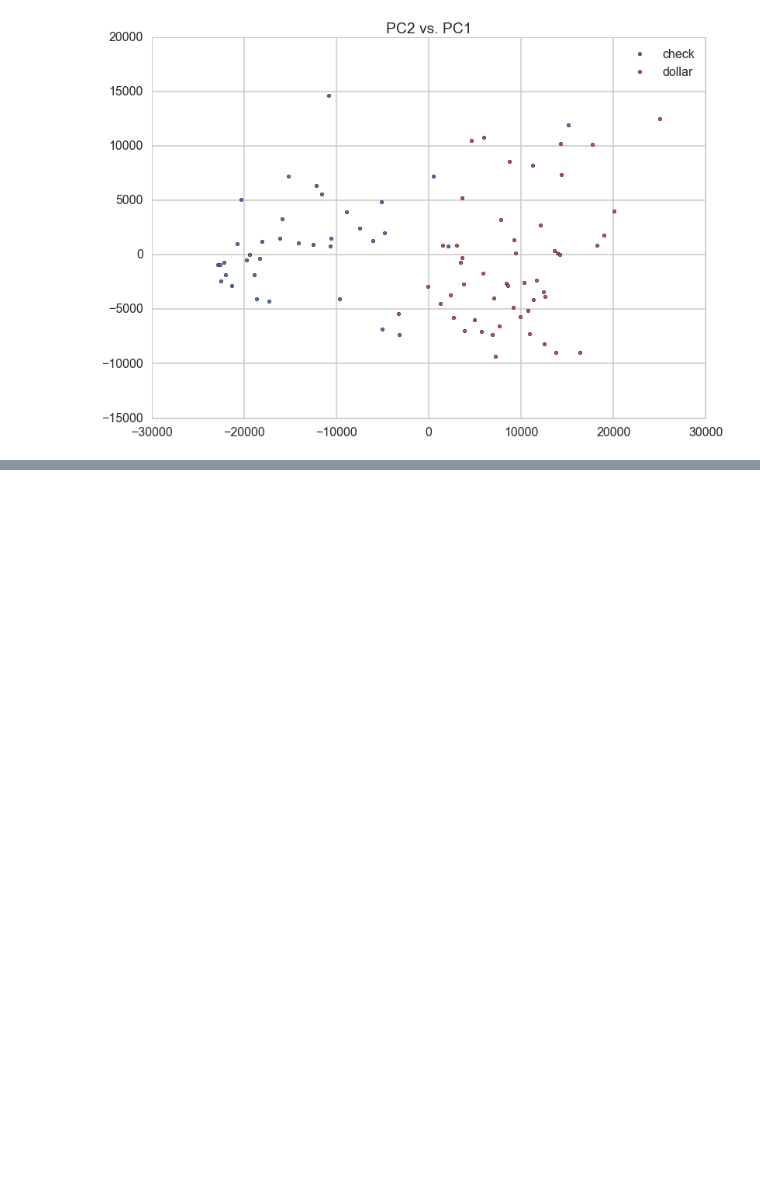
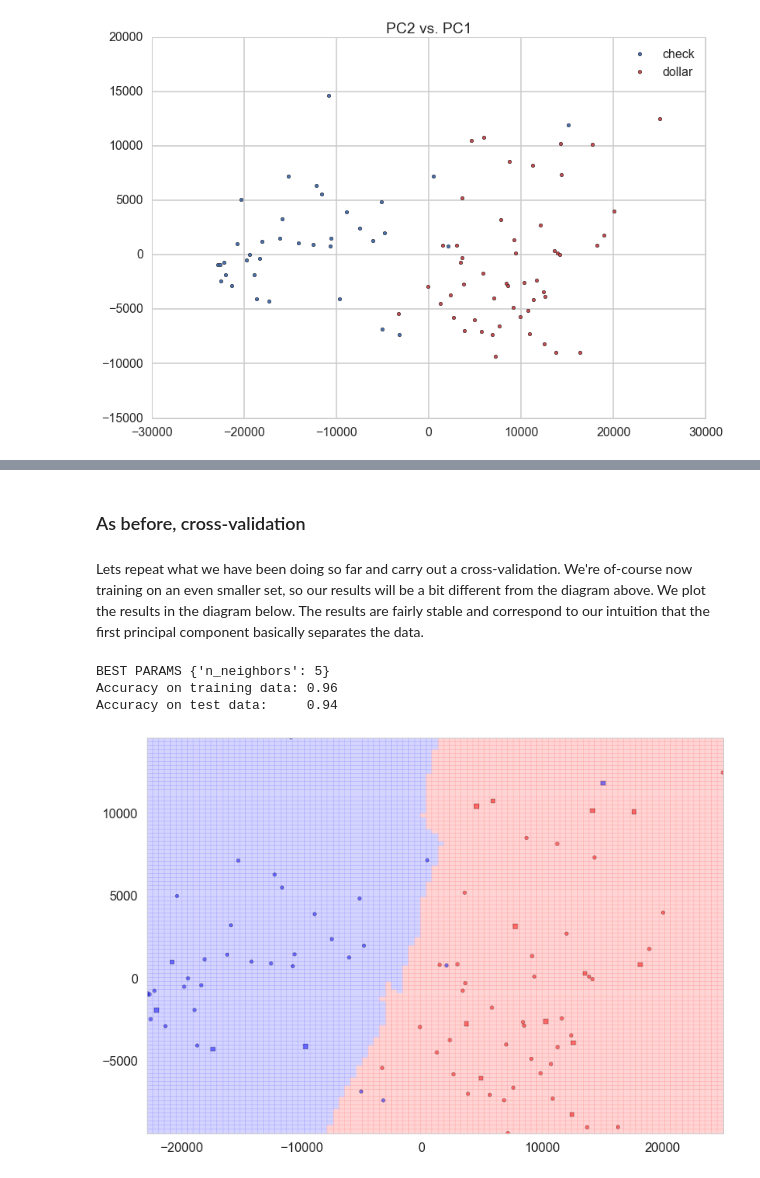
Before and after one commit to suyashSax/CS-109, a Jupyter notebook: Week 6/Lab 5 - Classification.ipynb, the cells around one changed output, grey strips where cells are left out. Saved outputs shown, nothing was run; the diff lists cells and outputs as text; code cells hidden in the pictures; blank space fills up the shorter version.

```diff
--- a/Week 6/Lab 5 - Classification.ipynb
+++ b/Week 6/Lab 5 - Classification.ipynb
@@ -402,0 +521,7 @@ plt.legend()
+# %%
+def cv_optimize(clf, parameters, Xtrain, ytrain, n_folds=5):
+    gs = GridSearchCV(clf, param_grid=parameters, cv=n_folds)
+    gs.fit(Xtrain, ytrain)
+    print "BEST PARAMS", gs.best_params_
+    best = gs.best_estimator_
+    return best
@@ -402,0 +530,42 @@ plt.legend()
+# %%
+def do_classify(clf, parameters, indf, featurenames, targetname, target1val, standardize=False, train_size=0.8):
+    # Prepare data
+    subdf=indf[featurenames]
+
+    if standardize:
+        subdfstd=(subdf - subdf.mean())/subdf.std()
+    else:
+        subdfstd=subdf
+
+    X=subdfstd.values
+    y=(indf[targetname].values==target1val)*1 # Only works for 1/0 labels
+
+    # Split
+    Xtrain, Xtest, ytrain, ytest = train_test_split(X, y, train_size=train_size)
+    # Optimize hyper-parameter
+    clf = cv_optimize(clf, parameters, Xtrain, ytrain)
+    # Fit on entire training set
+    clf=clf.fit(Xtrain, ytrain)
+
+    # Measure performance
+    training_accuracy = clf.score(Xtrain, ytrain)
+    test_accuracy = clf.score(Xtest, ytest)
+    print "Accuracy on training data: %0.2f" % (training_accuracy)
+    print "Accuracy on test data:     %0.2f" % (test_accuracy)
+    return clf, Xtrain, ytrain, Xtest, ytest
+# %% [markdown]
+### As before, cross-validation
+# %% [markdown]
+Lets repeat what we have been doing so far and carry out a cross-validation. We're of-course now training on an even smaller set, so our results will be a bit different from the diagram above. We plot the results in the diagram below. The results are fairly stable and correspond to our intuition that the first principal component basically separates the data.
+# %%
+bestcv, Xtrain, ytrain, Xtest, ytest = do_classify(KNeighborsClassifier(), {"n_neighbors": range(1,40,2)}, df, ['pc1','pc2'], 'label', 'check' )
+# %% [output]
+BEST PARAMS {'n_neighbors': 5}
+Accuracy on training data: 0.96
+Accuracy on test data:     0.94
+# %%
+plt.figure()
+ax=plt.gca()
+points_plot(ax, Xtrain, Xtest, ytrain, ytest, bestcv, alpha=0.5, psize=20);
+# %% [output]
+[figure, added]
```
Also changed, not shown: parts of 23 cells of this notebook.
